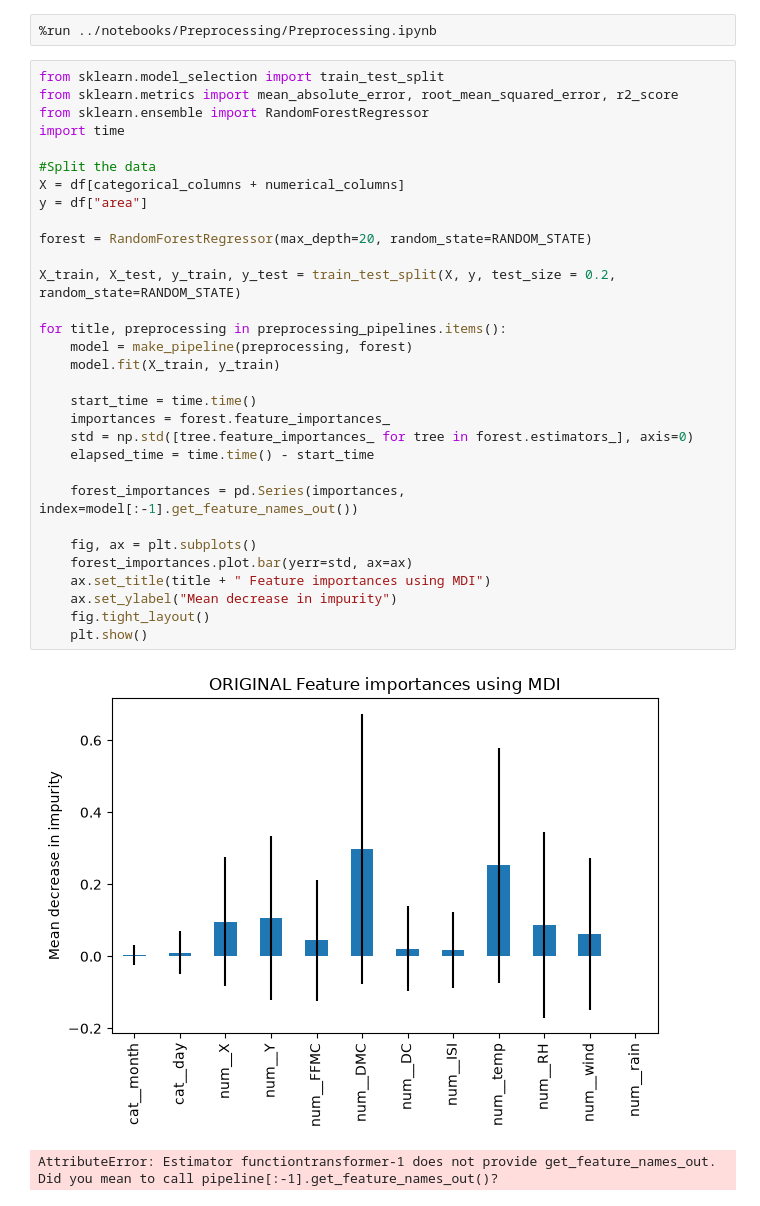
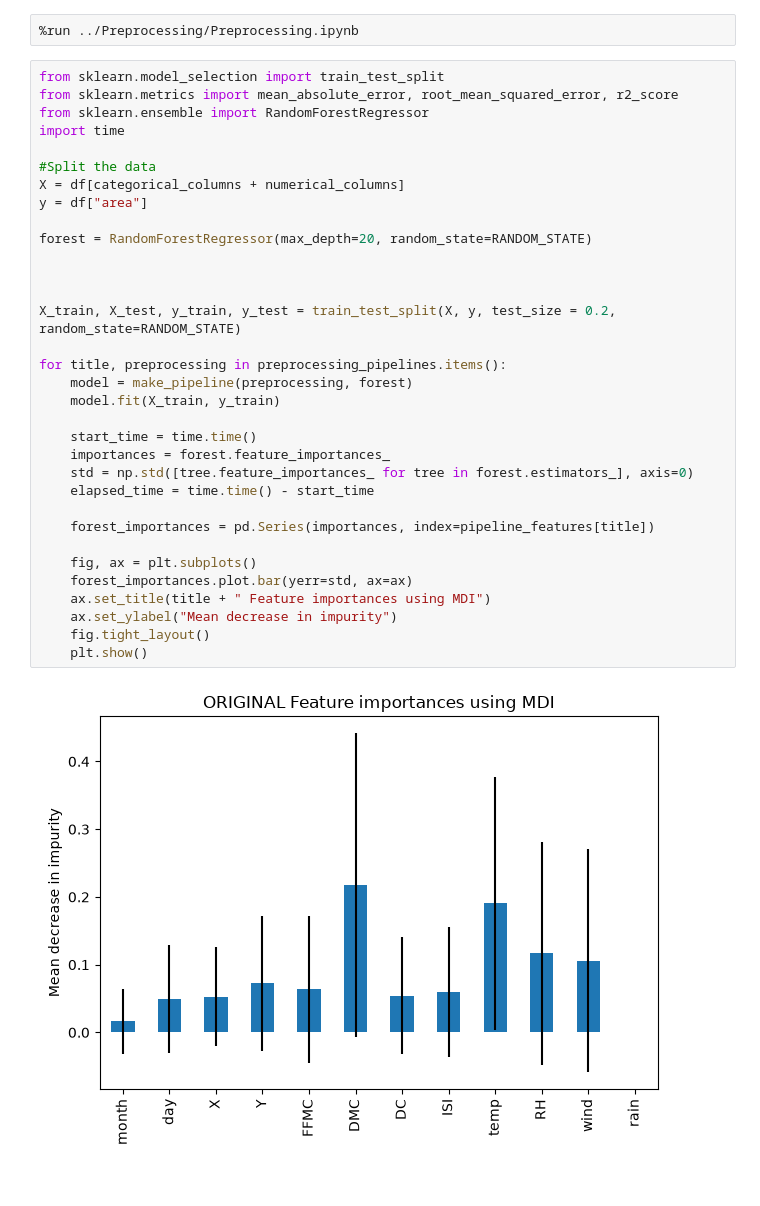
Before and after one commit to Jakub-Chabowski/Machine-Learning-Portfolio, a Jupyter notebook: notebooks/Analysis/Feature_Importance.ipynb, the cells around one changed output. Saved outputs shown, nothing was run; the diff lists cells and outputs as text.

Commit message:
Fixed errors + fixed Feature_Importance.ipynb not working properly for anything past the original preprocessing pipeline

```diff
--- a/notebooks/Analysis/Feature_Importance.ipynb
+++ b/notebooks/Analysis/Feature_Importance.ipynb
@@ -1,36 +1,37 @@
 # %%
-%run ../notebooks/Preprocessing/Preprocessing.ipynb
+%run ../Preprocessing/Preprocessing.ipynb
 # %%
 from sklearn.model_selection import train_test_split
 from sklearn.metrics import mean_absolute_error, root_mean_squared_error, r2_score
 from sklearn.ensemble import RandomForestRegressor
 import time
 
 #Split the data
 X = df[categorical_columns + numerical_columns]
 y = df["area"]
 
 forest = RandomForestRegressor(max_depth=20, random_state=RANDOM_STATE)
 
+
+
 X_train, X_test, y_train, y_test = train_test_split(X, y, test_size = 0.2, random_state=RANDOM_STATE)
 
 for title, preprocessing in preprocessing_pipelines.items():
     model = make_pipeline(preprocessing, forest)
     model.fit(X_train, y_train)
 
     start_time = time.time()
     importances = forest.feature_importances_
     std = np.std([tree.feature_importances_ for tree in forest.estimators_], axis=0)
     elapsed_time = time.time() - start_time
 
-    forest_importances = pd.Series(importances, index=model[:-1].get_feature_names_out())
+    forest_importances = pd.Series(importances, index=pipeline_features[title])
 
     fig, ax = plt.subplots()
     forest_importances.plot.bar(yerr=std, ax=ax)
     ax.set_title(title + " Feature importances using MDI")
     ax.set_ylabel("Mean decrease in impurity")
     fig.tight_layout()
     plt.show()
 # %% [output]
-[figure, old version]
+[figure, new version]
-AttributeError: Estimator functiontransformer-1 does not provide get_feature_names_out. Did you mean to call pipeline[:-1].get_feature_names_out()?
```
Also changed, not shown: parts of 1 cell of this notebook, 6 other files.
